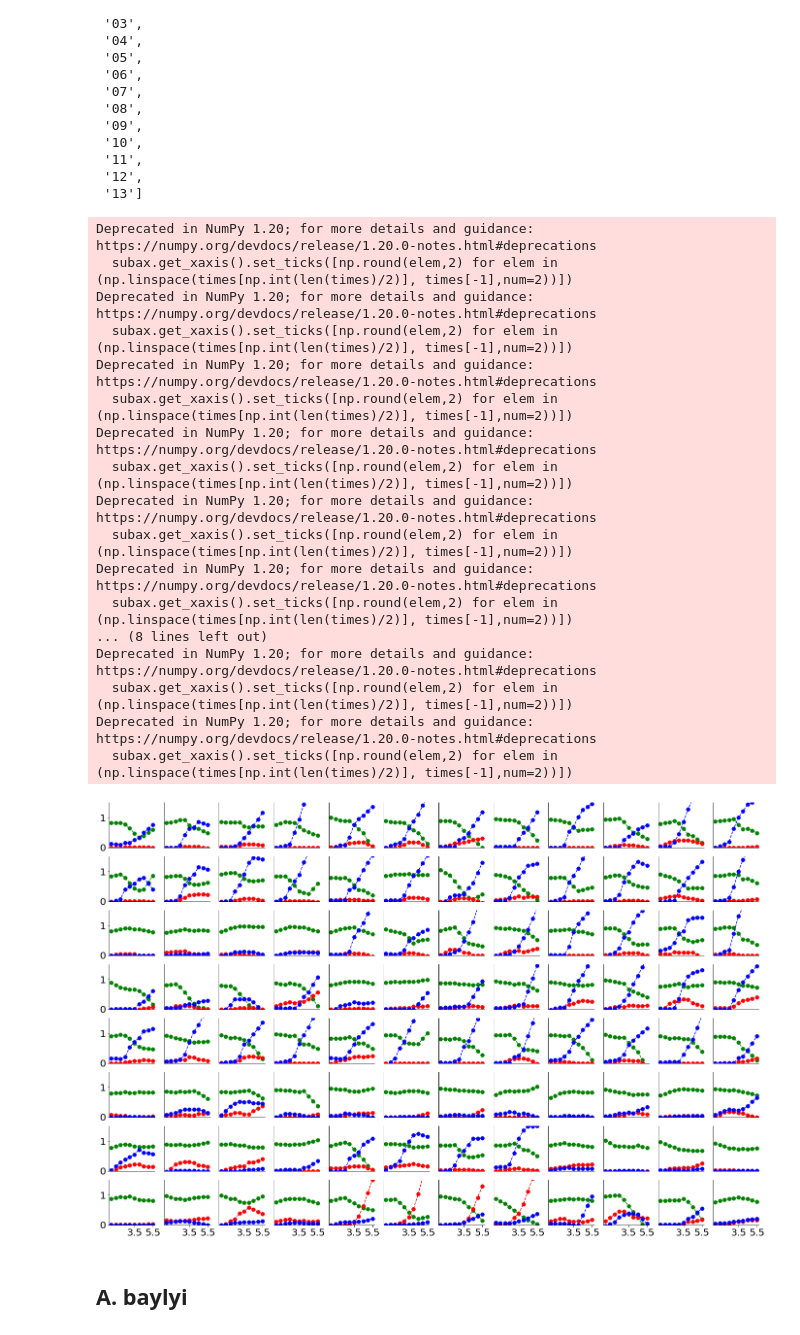
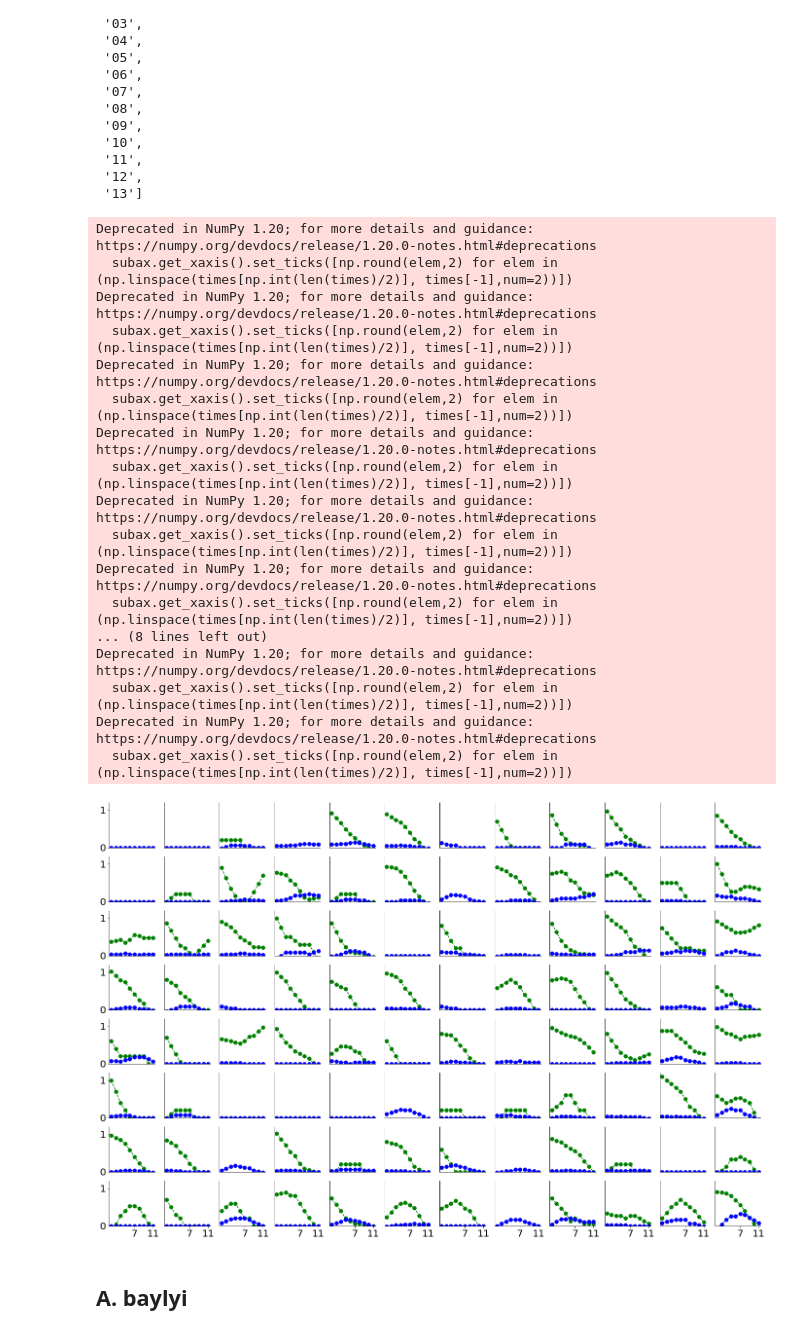
Before and after one commit to YeungRepo/FriendorFoe, a Jupyter notebook: Visualization/Viz96WellArray_Apr22Analysis_Handoff-HCT.ipynb, the cells around one changed output. Saved outputs shown, nothing was run; the diff lists cells and outputs as text; code cells hidden in the pictures.

```diff
--- a/Visualization/Viz96WellArray_Apr22Analysis_Handoff-HCT.ipynb
+++ b/Visualization/Viz96WellArray_Apr22Analysis_Handoff-HCT.ipynb
@@ -27,7 +27,7 @@ feature_dict = pickle.load(output_file);
 output_file.close()
 # %%
 kernel_names = ['hHCT116','bp'];
-list_of_colors = ['g','r','b']
+list_of_colors = ['g','b'];
 # %%
 feature_dict
 # %% [output]
@@ -103,26 +103,26 @@ for row_ind in range(0,len(all_row_ind)):
         time_keys = list(feature_dict[this_well].keys());
         time_keys.sort()
         time_keys = time_keys[0:10]
-        for kernel_ind in [0,1,2]:
+        for kernel_ind in [0,1]:
             kernel =  kernel_names[kernel_ind];
-            if kernel_ind==2:
+            if kernel_ind==1:
                 ys = [feature_dict[this_well][elem][kernel] for elem in time_keys]
-                ys = [np.max([elem-ys[0],0])/20.0 for elem in ys]
+                ys = [np.max([elem-ys[0],0])/10.0 for elem in ys]
             if kernel_ind==0:
                 ys = [feature_dict[this_well][elem][kernel] for elem in time_keys]
                 ys = [elem/np.max(ys) for elem in ys];
-            if kernel_ind ==1:
-                ys = [feature_dict[this_well][elem][kernel] for elem in time_keys]
-                ys = [elem  for elem in ys];
-                ys = [np.max([elem-ys[0],0])/25.0 for elem in ys]
-                ys = ys
-            times = [float(int(elem)*30.0/60.0) for elem in time_keys]
+#            if kernel_ind ==1:
+#                ys = [feature_dict[this_well][elem][kernel] for elem in time_keys]
+#                ys = [elem  for elem in ys];
+#                ys = [np.max([elem-ys[0],0])/25.0 for elem in ys]
+#                ys = ys
+            times = [float(int(elem)*60.0/60.0) for elem in time_keys]
             subax = plt.subplot(len(all_row_ind),len(all_col_ind),len(all_col_ind)*(row_ind)+(col_ind+1),frameon=True,fc='white')
 
             ys = savgol_filter(ys, 5, 1) # window size 51, polynomial order 3
             #ys = ys#savgol_filter(ys, len(time_keys)-1, 7) # window size 51, polynomial order 3
             subax.plot(times,ys,'.--',ms=15,color=list_of_colors[kernel_ind])
-            plt.ylim([0,1.5])
+            plt.ylim([0,1.2])
             #subax.xlabel('Time (Hrs)',size=20)
             #subax.ylabel('# of Clusters Estim.',size=20)
 
@@ -136,34 +136,34 @@ for row_ind in range(0,len(all_row_ind)):
         if (row_ind)==7:
             subax.get_xaxis().set_ticks([np.round(elem,2) for elem in (np.linspace(times[np.int(len(times)/2)], times[-1],num=2))])
         else:
             subax.get_xaxis().set_ticks([])
         if not (col_ind ==0):
             subax.get_yaxis().set_ticks([])
         #else:
             #subax.get_yaxis().set_ticks([0.0, 1.0])
         #if row_ind==0 and col_ind==11:
         #    plt.legend(['Healthy A549','Unhealthy A549','Bacterial Patch'],fontsize=24,frameon=False,loc='best')
 
 #        subax.set_facecolor('gray')
 # %% [output]
 Deprecated in NumPy 1.20; for more details and guidance: https://numpy.org/devdocs/release/1.20.0-notes.html#deprecations
   subax.get_xaxis().set_ticks([np.round(elem,2) for elem in (np.linspace(times[np.int(len(times)/2)], times[-1],num=2))])
 Deprecated in NumPy 1.20; for more details and guidance: https://numpy.org/devdocs/release/1.20.0-notes.html#deprecations
   subax.get_xaxis().set_ticks([np.round(elem,2) for elem in (np.linspace(times[np.int(len(times)/2)], times[-1],num=2))])
 Deprecated in NumPy 1.20; for more details and guidance: https://numpy.org/devdocs/release/1.20.0-notes.html#deprecations
   subax.get_xaxis().set_ticks([np.round(elem,2) for elem in (np.linspace(times[np.int(len(times)/2)], times[-1],num=2))])
 Deprecated in NumPy 1.20; for more details and guidance: https://numpy.org/devdocs/release/1.20.0-notes.html#deprecations
   subax.get_xaxis().set_ticks([np.round(elem,2) for elem in (np.linspace(times[np.int(len(times)/2)], times[-1],num=2))])
 Deprecated in NumPy 1.20; for more details and guidance: https://numpy.org/devdocs/release/1.20.0-notes.html#deprecations
   subax.get_xaxis().set_ticks([np.round(elem,2) for elem in (np.linspace(times[np.int(len(times)/2)], times[-1],num=2))])
 Deprecated in NumPy 1.20; for more details and guidance: https://numpy.org/devdocs/release/1.20.0-notes.html#deprecations
   subax.get_xaxis().set_ticks([np.round(elem,2) for elem in (np.linspace(times[np.int(len(times)/2)], times[-1],num=2))])
 ... (8 lines left out)
 Deprecated in NumPy 1.20; for more details and guidance: https://numpy.org/devdocs/release/1.20.0-notes.html#deprecations
   subax.get_xaxis().set_ticks([np.round(elem,2) for elem in (np.linspace(times[np.int(len(times)/2)], times[-1],num=2))])
 Deprecated in NumPy 1.20; for more details and guidance: https://numpy.org/devdocs/release/1.20.0-notes.html#deprecations
   subax.get_xaxis().set_ticks([np.round(elem,2) for elem in (np.linspace(times[np.int(len(times)/2)], times[-1],num=2))])
-[figure, old version]
+[figure, new version]
 # %% [markdown]
 ## A. baylyi
 # %%
```
Also changed, not shown: parts of 1 cell of this notebook, 8 other files.
